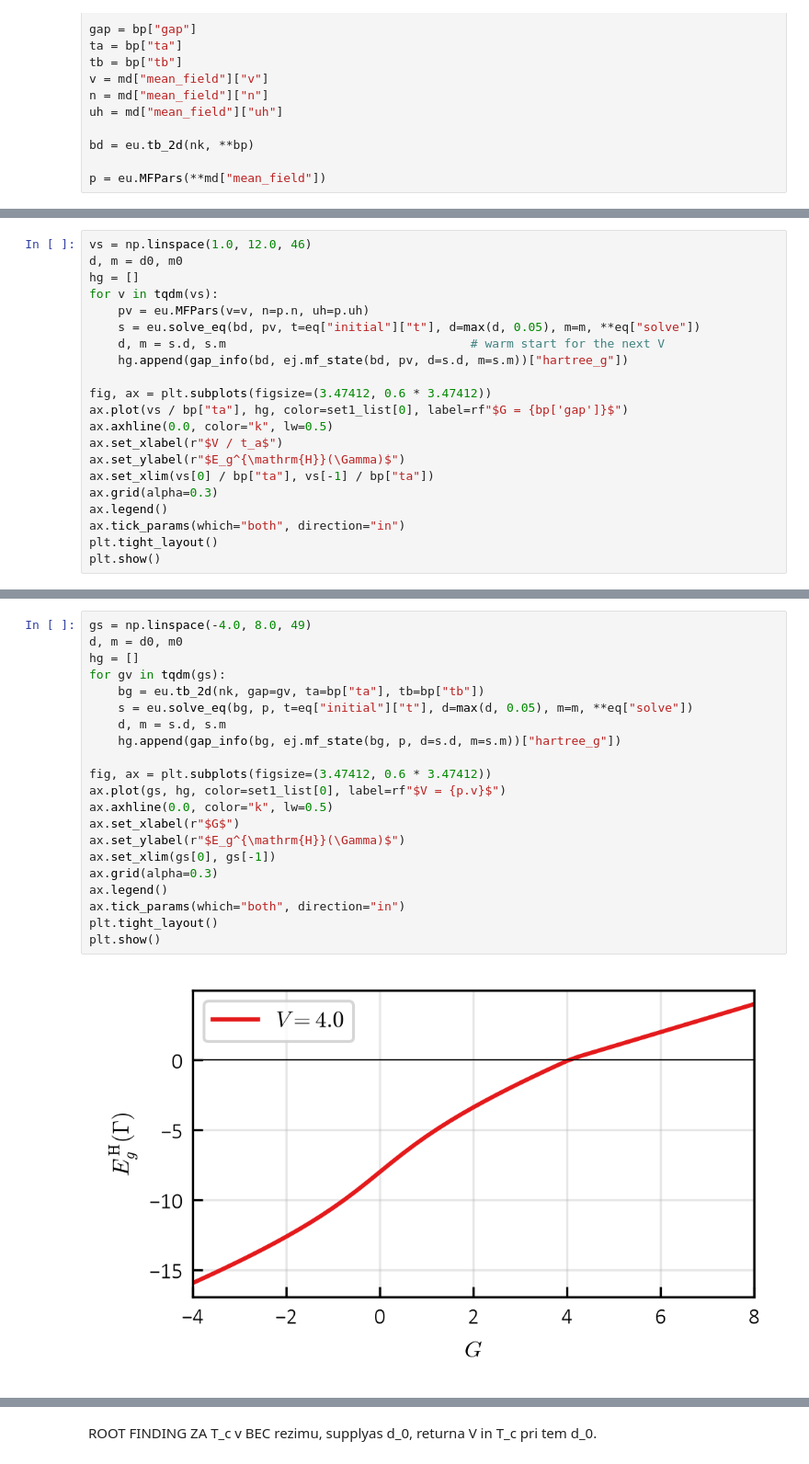
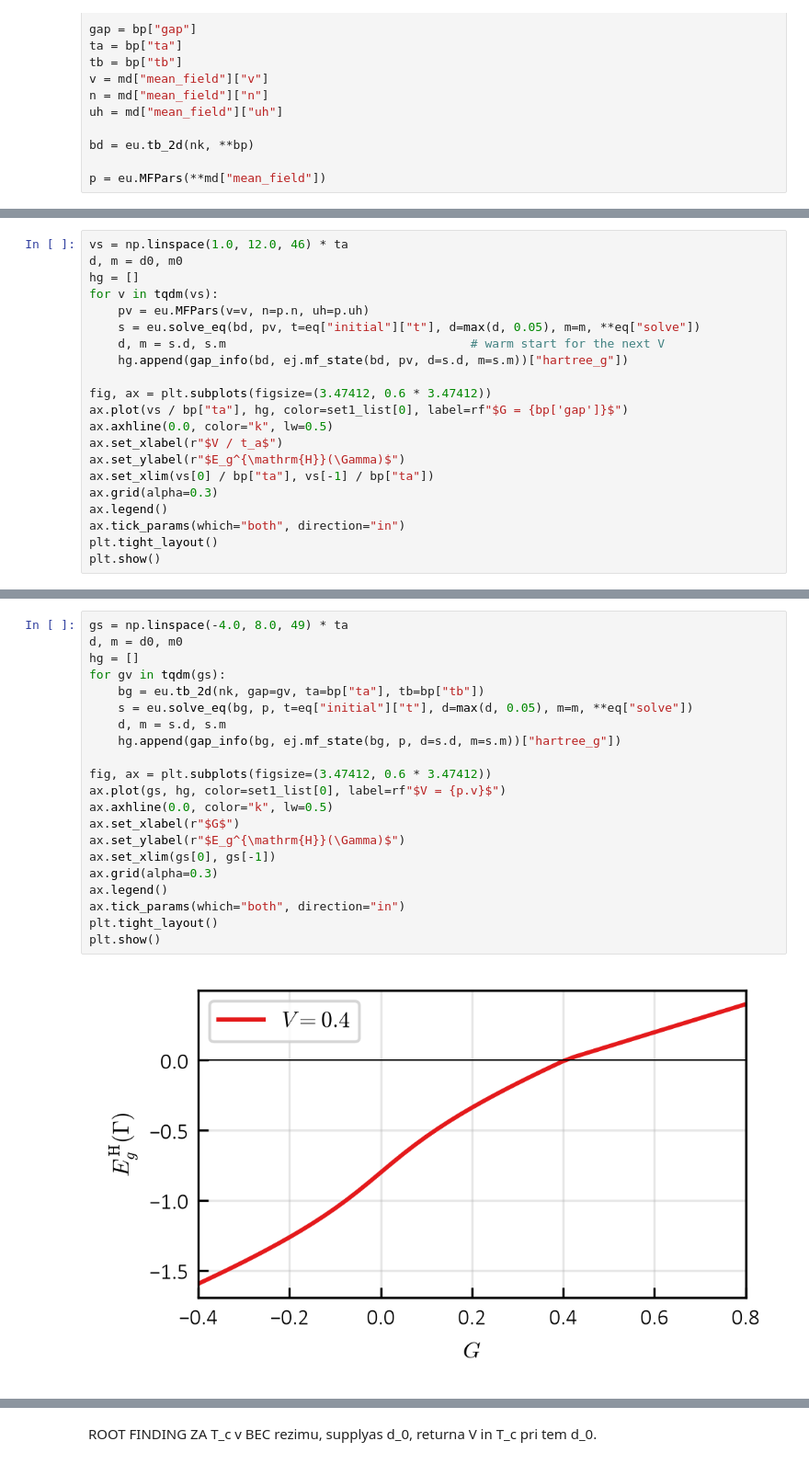
Before and after one commit to korl-z/IJS-F1, a Jupyter notebook: Koda/equilibrium_EI/equlibrium_EI.ipynb, the cells around one changed output, grey strips where cells are left out. Shown at 92% size. Cells and saved outputs as stored; diff of their text form.

```diff
--- a/Koda/equilibrium_EI/equlibrium_EI.ipynb
+++ b/Koda/equilibrium_EI/equlibrium_EI.ipynb
@@ -271,5 +267,5 @@ Minimum-gap momentum    = [0. 0.]
 # %%
-vs = np.linspace(1.0, 12.0, 46)
+vs = np.linspace(1.0, 12.0, 46) * ta
 d, m = d0, m0
 hg = []
 for v in tqdm(vs):
@@ -294,26 +290,26 @@ plt.show()
 # %%
-gs = np.linspace(-4.0, 8.0, 49)
+gs = np.linspace(-4.0, 8.0, 49) * ta
 d, m = d0, m0
 hg = []
 for gv in tqdm(gs):
     bg = eu.tb_2d(nk, gap=gv, ta=bp["ta"], tb=bp["tb"])
     s = eu.solve_eq(bg, p, t=eq["initial"]["t"], d=max(d, 0.05), m=m, **eq["solve"])
     d, m = s.d, s.m
     hg.append(gap_info(bg, ej.mf_state(bg, p, d=s.d, m=s.m))["hartree_g"])
 
 fig, ax = plt.subplots(figsize=(3.47412, 0.6 * 3.47412))
 ax.plot(gs, hg, color=set1_list[0], label=rf"$V = {p.v}$")
 ax.axhline(0.0, color="k", lw=0.5)
 ax.set_xlabel(r"$G$")
 ax.set_ylabel(r"$E_g^{\mathrm{H}}(\Gamma)$")
 ax.set_xlim(gs[0], gs[-1])
 ax.grid(alpha=0.3)
 ax.legend()
 ax.tick_params(which="both", direction="in")
 plt.tight_layout()
 plt.show()
 # %% [output]
-[figure, old version]
+[figure, new version]
 # %%
 print(gs[np.argmin(np.abs(hg))])
 # %% [output]
```
Also changed, not shown: parts of 10 cells of this notebook, 12 other files.
